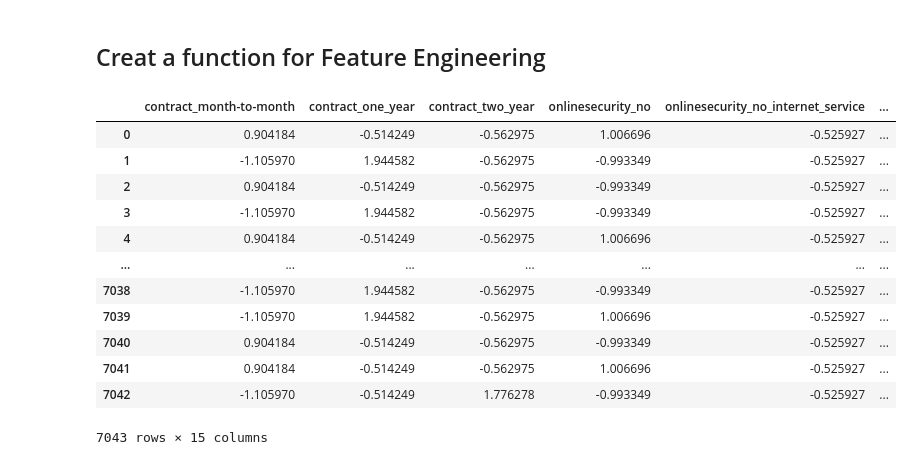
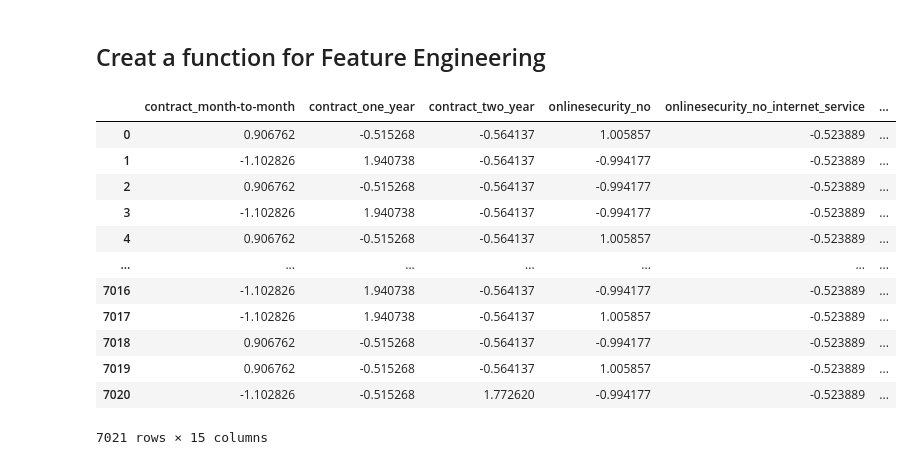
Before and after one commit to seyedmahdiamin1998/Jupyter_notebooks, a Jupyter notebook: Churn_prediction.ipynb/EDA.ipynb, the cells around one changed output. Cells and saved outputs as stored; diff of their text form; code cells hidden in the pictures.

```diff
--- a/Churn_prediction.ipynb/EDA.ipynb
+++ b/Churn_prediction.ipynb/EDA.ipynb
@@ -74,4 +74,10 @@ df = pd.read_csv('Churn_prediction.csv')
 df = data_preprocessing(df)
 # %% [markdown]
 <h2>Split dataset to training set and test set</h2>
+# %%
+from sklearn.model_selection import train_test_split
+X_train, X_test, y_train, y_test = train_test_split(df.loc[:,df.columns!='churn'],
+                                                    df['churn'],
+                                                    test_size=0.2,
+                                                    random_state=666)
 # %%
@@ -281,0 +256,3 @@ df_train
+# %%
+X_train = X_train[categorical_important+numerical_important]
+X_train
@@ -290,8 +281,9 @@ OHE = make_column_transformer((OneHotEncoder(), categorical_important ),
                                         remainder='passthrough',
                                         verbose_feature_names_out=False)
 
-ohe = OHE.fit_transform(df_train)
+ohe = OHE.fit_transform(X_train)
 pickle.dump(ohe, open('OneHotEncoder.pkl','wb'))
+
 # save OHE.get_feature_names_out() to use in test process
 with open("OHE_feature_names_out.txt", "w") as output:
     for item in OHE.get_feature_names_out():
@@ -299,9 +291,9 @@ with open("OHE_feature_names_out.txt", "w") as output:
 output.close()
 
 # ohe = pickle.load(open('OneHotEncoder.pkl','rb'))
-df_train = pd.DataFrame(ohe, columns=OHE.get_feature_names_out())
+X_train = pd.DataFrame(ohe, columns=OHE.get_feature_names_out())
 
-df_train
+X_train
 # %% [output]
 |  | contract_month-to-month | contract_one_year | contract_two_year | onlinesecurity_no | onlinesecurity_no_internet_service | ... |
 | 0 | 1.0 | 0.0 | 0.0 | 1.0 | 0.0 | ... |
@@ -323,10 +315,10 @@ from sklearn.preprocessing import StandardScaler
 import pickle
 
 scaler = StandardScaler()
-scaler.fit(df_train)
+scaler.fit(X_train)
 pickle.dump(scaler, open('scaler.pkl','wb'))
 
-df_train = scaler.transform(df_train)
+df_train = scaler.transform(X_train)
 df_train =pd.DataFrame(df_train, columns=scaler.feature_names_in_)
 
 # scaler = pickle.load(open('scaler.pkl','rb'))
@@ -365,26 +384,27 @@ def FeatureEngineering(dataset:pd.DataFrame, categorical_variables:list, numeric
 # %%
 import pandas as pd
 df = pd.read_csv('Churn_prediction.csv')
 
 categorical_important = ['contract', 'onlinesecurity', 'techsupport', 'internetservice']
 numerical_important = ['tenure', 'monthlycharges', 'totalcharges']
 
 df = data_preprocessing(df)
 df = FeatureEngineering(df,
                         categorical_variables=categorical_important,
-                        numerical_variables=numerical_important)
+                        numerical_variables=numerical_important,
+                        isTrain=True)
 df
 # %% [output]
 |  | contract_month-to-month | contract_one_year | contract_two_year | onlinesecurity_no | onlinesecurity_no_internet_service | ... |
-| 0 | 0.904184 | -0.514249 | -0.562975 | 1.006696 | -0.525927 | ... |
-| 1 | -1.105970 | 1.944582 | -0.562975 | -0.993349 | -0.525927 | ... |
-| 2 | 0.904184 | -0.514249 | -0.562975 | -0.993349 | -0.525927 | ... |
-| 3 | -1.105970 | 1.944582 | -0.562975 | -0.993349 | -0.525927 | ... |
-| 4 | 0.904184 | -0.514249 | -0.562975 | 1.006696 | -0.525927 | ... |
+| 0 | 0.906762 | -0.515268 | -0.564137 | 1.005857 | -0.523889 | ... |
+| 1 | -1.102826 | 1.940738 | -0.564137 | -0.994177 | -0.523889 | ... |
+| 2 | 0.906762 | -0.515268 | -0.564137 | -0.994177 | -0.523889 | ... |
+| 3 | -1.102826 | 1.940738 | -0.564137 | -0.994177 | -0.523889 | ... |
+| 4 | 0.906762 | -0.515268 | -0.564137 | 1.005857 | -0.523889 | ... |
 | ... | ... | ... | ... | ... | ... | ... |
-| 7038 | -1.105970 | 1.944582 | -0.562975 | -0.993349 | -0.525927 | ... |
-| 7039 | -1.105970 | 1.944582 | -0.562975 | 1.006696 | -0.525927 | ... |
-| 7040 | 0.904184 | -0.514249 | -0.562975 | -0.993349 | -0.525927 | ... |
-| 7041 | 0.904184 | -0.514249 | -0.562975 | 1.006696 | -0.525927 | ... |
-| 7042 | -1.105970 | -0.514249 | 1.776278 | -0.993349 | -0.525927 | ... |
+| 7016 | -1.102826 | 1.940738 | -0.564137 | -0.994177 | -0.523889 | ... |
+| 7017 | -1.102826 | 1.940738 | -0.564137 | 1.005857 | -0.523889 | ... |
+| 7018 | 0.906762 | -0.515268 | -0.564137 | -0.994177 | -0.523889 | ... |
+| 7019 | 0.906762 | -0.515268 | -0.564137 | 1.005857 | -0.523889 | ... |
+| 7020 | -1.102826 | -0.515268 | 1.772620 | -0.994177 | -0.523889 | ... |
-7043 rows × 15 columns
+7021 rows × 15 columns
```
Also changed, not shown: parts of 14 cells of this notebook, 4 other files.
